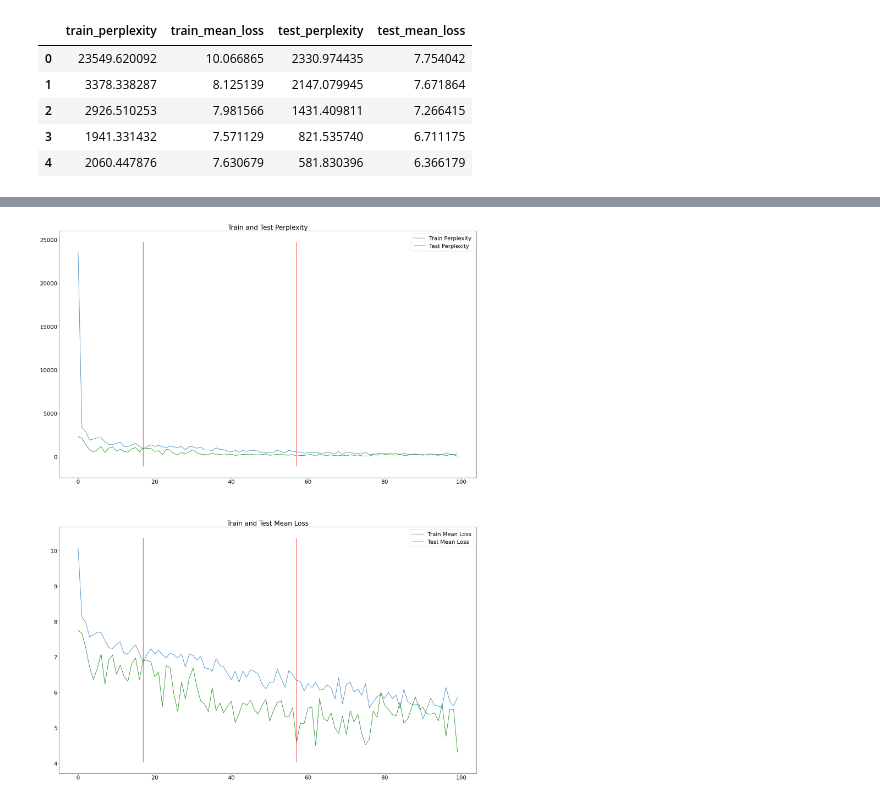
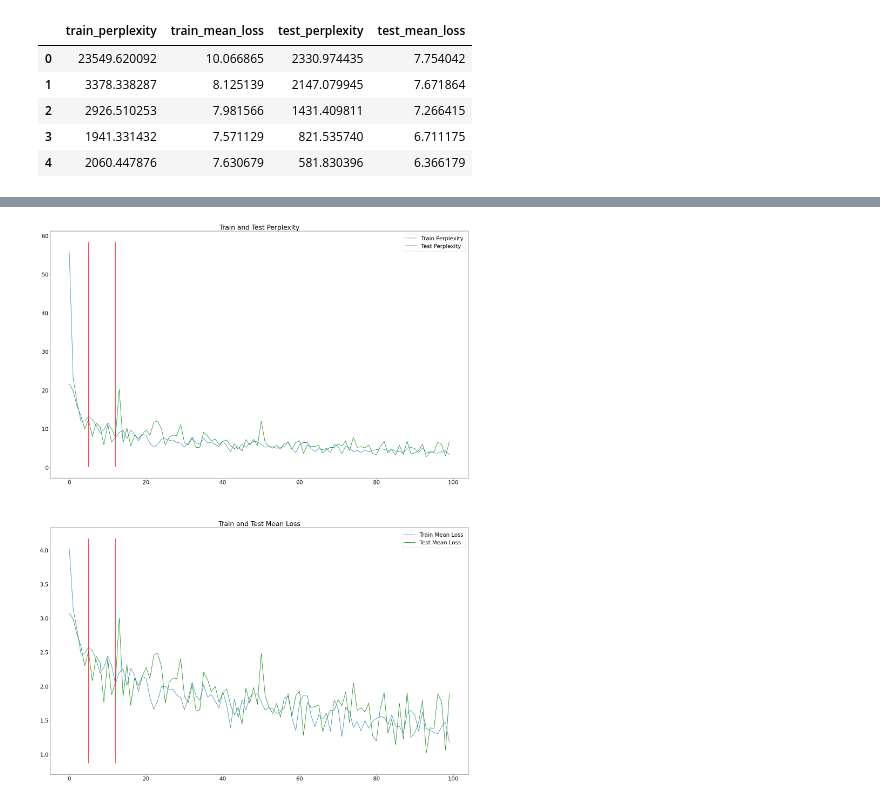
Before and after one commit to DmitryPogrebnoy/MedSpellChecker, a Jupyter notebook: spellchecker/ml_ranging/models/ru_roberta_large/analyse_metric_history.ipynb, the cells around one changed output, grey strips where cells are left out. Saved outputs shown, nothing was run; the diff lists cells and outputs as text; code cells hidden in the pictures.

Commit message:
Add and process metrics for finetuning ru-roberta without changing tokenizer

```diff
--- a/spellchecker/ml_ranging/models/ru_roberta_large/analyse_metric_history.ipynb
+++ b/spellchecker/ml_ranging/models/ru_roberta_large/analyse_metric_history.ipynb
@@ -7,8 +7,8 @@ plt.rcParams.update({'font.size': 22})
 # %%
 EARLY_STOP_NUMBER = 3
 # %%
-df = pd.read_csv("../../../../data/ml/ru_roberta_large_finetune/metric_history.csv", index_col=0)
-df.head()
+df_with_updated_tokenizer = pd.read_csv("../../../../data/ml/ru_roberta_large_finetuned/metric_history_with_updated_tokenizer.csv", index_col=0)
+df_with_updated_tokenizer.head()
 # %% [output]
 |  | train_perplexity | train_mean_loss | test_perplexity | test_mean_loss |
 | 0 | 23549.620092 | 10.066865 | 2330.974435 | 7.754042 |
@@ -42,0 +63,23 @@ def find_start_first_non_decreased_sequent(series_data, window):
+# %%
+def plot_perplexity_and_loss(df, first, second):
+    fig, ax = plt.subplots(nrows=2)
+
+    fig.set_size_inches(30,40)
+
+    df.train_perplexity.plot(ax=ax[0], label="Train Perplexity")
+    df.test_perplexity.plot(ax=ax[0], label="Test Perplexity", color="g")
+    ax[0].set_title("Train and Test Perplexity")
+    ax_0_lim = ax[0].get_ylim()
+    ax[0].vlines(x=first, ymin=ax_0_lim[0], ymax=ax_0_lim[1], colors="r")
+    ax[0].vlines(x=second, ymin=ax_0_lim[0], ymax=ax_0_lim[1], colors="r")
+    ax[0].legend()
+
+    df.train_mean_loss.plot(ax=ax[1], label="Train Mean Loss")
+    df.test_mean_loss.plot(ax=ax[1], label="Test Mean Loss", color="g")
+    ax[1].set_title("Train and Test Mean Loss")
+    ax_1_lim = ax[1].get_ylim()
+    ax[1].vlines(x=first, ymin=ax_1_lim[0], ymax=ax_1_lim[1], colors="r")
+    ax[1].vlines(x=second, ymin=ax_1_lim[0], ymax=ax_1_lim[1], colors="r")
+    ax[1].legend()
+
+    plt.show()
@@ -42,0 +90,3 @@ def find_start_first_non_decreased_sequent(series_data, window):
+# %%
+df = pd.read_csv("../../../../data/ml/ru_roberta_large_finetuned/metric_history.csv", index_col=0)
+df.head()
@@ -63,25 +104,4 @@ df
-# %%
-fig, ax = plt.subplots(nrows=2)
-
-fig.set_size_inches(30,40)
-
-df.train_perplexity.plot(ax=ax[0], label="Train Perplexity")
-df.test_perplexity.plot(ax=ax[0], label="Test Perplexity", color="g")
-ax[0].set_title("Train and Test Perplexity")
-ax_0_lim = ax[0].get_ylim()
-ax[0].vlines(x=17, ymin=ax_0_lim[0], ymax=ax_0_lim[1], colors="r")
-ax[0].vlines(x=57, ymin=ax_0_lim[0], ymax=ax_0_lim[1], colors="r")
-ax[0].legend()
-
-df.train_mean_loss.plot(ax=ax[1], label="Train Mean Loss")
-df.test_mean_loss.plot(ax=ax[1], label="Test Mean Loss", color="g")
-ax[1].set_title("Train and Test Mean Loss")
-ax_1_lim = ax[1].get_ylim()
-ax[1].vlines(x=17, ymin=ax_1_lim[0], ymax=ax_1_lim[1], colors="r")
-ax[1].vlines(x=57, ymin=ax_1_lim[0], ymax=ax_1_lim[1], colors="r")
-ax[1].legend()
-
-
-plt.show()
-# %% [output]
-[figure, removed]
+# %%
+plot_perplexity_and_loss(df,5,12)
+# %% [output]
+[figure, added]
```
Also changed, not shown: parts of 9 cells of this notebook, 2 other files.
